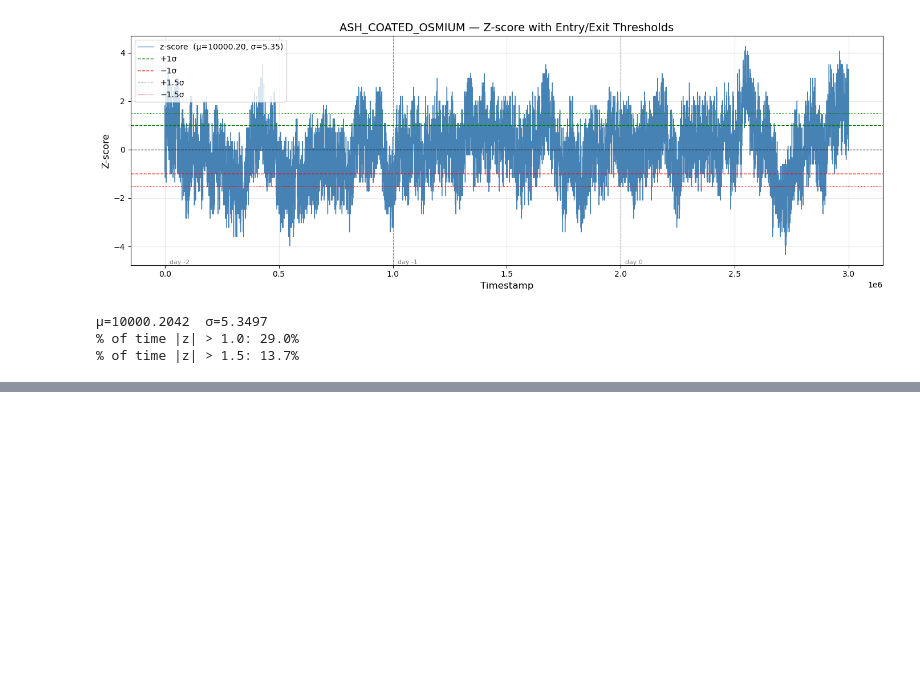
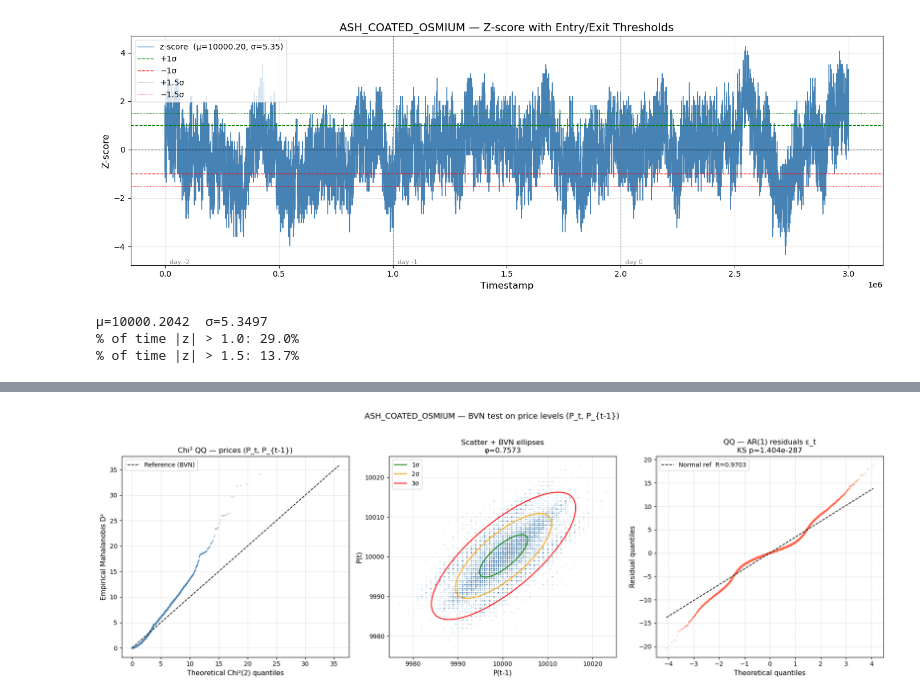
Before and after one commit to nikaslukyanov/kernel_trick, a Jupyter notebook: ROUND1/time_series_tests.ipynb, the cells around one changed output, grey strips where cells are left out. Cells and saved outputs as stored; diff of their text form; code cells hidden in the pictures; blank space fills up the shorter version.

```diff
--- a/ROUND1/time_series_tests.ipynb
+++ b/ROUND1/time_series_tests.ipynb
@@ -260,0 +357,91 @@ print(f'% of time |z| > 1.5: {(z.abs() > 1.5).mean()*100:.1f}%')
+# %%
+# ── BVN test on (P_t, P_{t-1}) ───────────────────────────────────────────────
+p = aco_prices['mid_price'].dropna().reset_index(drop=True)
+price_biv = pd.DataFrame({'P(t)': p.values[1:], 'P(t-1)': p.values[:-1]})
+n_p = len(price_biv)
+
+phi_hat = price_biv.corr().iloc[0, 1]
+print(f'n = {n_p} pairs')
+print(f'Lag-1 correlation φ = {phi_hat:.4f}  (AR(1) mean-reversion coefficient)')
+
+# ── Marginal normality of P(t) ────────────────────────────────────────────────
+for col in ['P(t)', 'P(t-1)']:
+    v = price_biv[col].values
+    ks_s, ks_p = stats.kstest(v, 'norm', args=(v.mean(), v.std()))
+    sw_s, sw_p = stats.shapiro(v[:4999])
+    print(f'{col}:  KS p={ks_p:.3e}  SW p={sw_p:.3e}  {"normal" if ks_p>0.05 and sw_p>0.05 else "non-normal (likely discreteness)"}')
+
+# ── Mardia's test on (P_t, P_{t-1}) ──────────────────────────────────────────
+X_p   = price_biv.values
+X_pc  = X_p - X_p.mean(axis=0)
+S_p   = np.cov(X_p.T)
+S_pi  = np.linalg.inv(S_p)
+D_p   = X_pc @ S_pi @ X_pc.T
+
+b1p_p     = (D_p ** 3).mean()
+df_s      = 2 * 3 * 4 / 6   # p*(p+1)*(p+2)/6, p=2
+chi2_s    = n_p * b1p_p / 6
+p_s       = 1 - stats.chi2.cdf(chi2_s, df=df_s)
+
+b2p_p     = np.mean(np.diag(D_p) ** 2)
+kmu       = 2 * 4              # p*(p+2)
+kstd      = np.sqrt(8 * 2 * 4 / n_p)
+z_k       = (b2p_p - kmu) / kstd
+p_k       = 2 * (1 - stats.norm.cdf(abs(z_k)))
+
+print()
+print("Mardia's BVN Test — (P(t), P(t-1))")
+print(f'  Skewness  b1p={b1p_p:.4f}  Chi²={chi2_s:.2f} (df={df_s:.0f})  p={p_s:.3e}  {"pass" if p_s>0.05 else "fail"}')
+print(f'  Kurtosis  b2p={b2p_p:.4f}  expected={kmu}       z={z_k:.2f}   p={p_k:.3e}  {"pass" if p_k>0.05 else "fail"}')
+
+# ── Plots ─────────────────────────────────────────────────────────────────────
+fig, axes = plt.subplots(1, 3, figsize=(18, 6))
+
+# Chi² QQ of Mahalanobis distances
+D2_p   = np.sort(np.diag(D_p))
+chi2_q = stats.chi2.ppf((np.arange(1, n_p + 1) - 0.5) / n_p, df=2)
+ax = axes[0]
+ax.scatter(chi2_q, D2_p, s=1.5, alpha=0.3, color='steelblue')
+lim = max(chi2_q.max(), D2_p.max()) * 1.05
+ax.plot([0, lim], [0, lim], 'k--', lw=1.2, label='Reference (BVN)')
+ax.set_xlabel('Theoretical Chi²(2) quantiles', fontsize=11)
+ax.set_ylabel('Empirical Mahalanobis D²', fontsize=11)
+ax.set_title('Chi² QQ — prices (P_t, P_{t-1})', fontsize=12)
+ax.legend(fontsize=10)
+ax.grid(True, alpha=0.3)
+
+# Scatter + BVN ellipses
+ax = axes[1]
+ax.scatter(price_biv['P(t-1)'], price_biv['P(t)'], s=1.5, alpha=0.1, color='steelblue')
+mu_p2 = X_p.mean(axis=0)
+L_p   = np.linalg.cholesky(S_p)
+theta = np.linspace(0, 2 * np.pi, 300)
+circle = np.stack([np.cos(theta), np.sin(theta)])
+for nsig, col, lbl in [(1, 'green', '1σ'), (2, 'orange', '2σ'), (3, 'red', '3σ')]:
+    e = mu_p2[:, None] + nsig * L_p @ circle
+    ax.plot(e[1], e[0], color=col, lw=1.5, label=lbl)
+ax.set_xlabel('P(t-1)', fontsize=11)
+ax.set_ylabel('P(t)', fontsize=11)
+ax.set_title(f'Scatter + BVN ellipses\nφ={phi_hat:.4f}', fontsize=12)
+ax.legend(fontsize=10)
+ax.grid(True, alpha=0.3)
+
+# Residuals from AR(1) fit: e_t = P_t - (μ + φ*(P_{t-1} − μ))
+mu_fit  = price_biv['P(t)'].mean()
+resid   = price_biv['P(t)'].values - (mu_fit + phi_hat * (price_biv['P(t-1)'].values - mu_fit))
+ks_r, ks_rp = stats.kstest(resid, 'norm', args=(resid.mean(), resid.std()))
+ax = axes[2]
+(osm_r, osr_r), (sl_r, ic_r, rv_r) = stats.probplot(resid, dist='norm', plot=None)
+ax.scatter(osm_r, osr_r, s=2, alpha=0.3, color='tomato')
+lx = np.array([osm_r.min(), osm_r.max()])
+ax.plot(lx, sl_r * lx + ic_r, 'k--', lw=1.2, label=f'Normal ref  R={rv_r:.4f}')
+ax.set_xlabel('Theoretical quantiles', fontsize=11)
+ax.set_ylabel('Residual quantiles', fontsize=11)
+ax.set_title(f'QQ — AR(1) residuals ε_t\nKS p={ks_rp:.3e}', fontsize=12)
+ax.legend(fontsize=10)
+ax.grid(True, alpha=0.3)
+
+plt.suptitle('ASH_COATED_OSMIUM — BVN test on price levels (P_t, P_{t-1})', fontsize=13, y=1.02)
+plt.tight_layout()
+plt.show()
+# %% [output]
@@ -260,0 +456 @@ print(f'% of time |z| > 1.5: {(z.abs() > 1.5).mean()*100:.1f}%')
+[figure, added]
```
Also changed, not shown: parts of 7 cells of this notebook, 2 other files.
